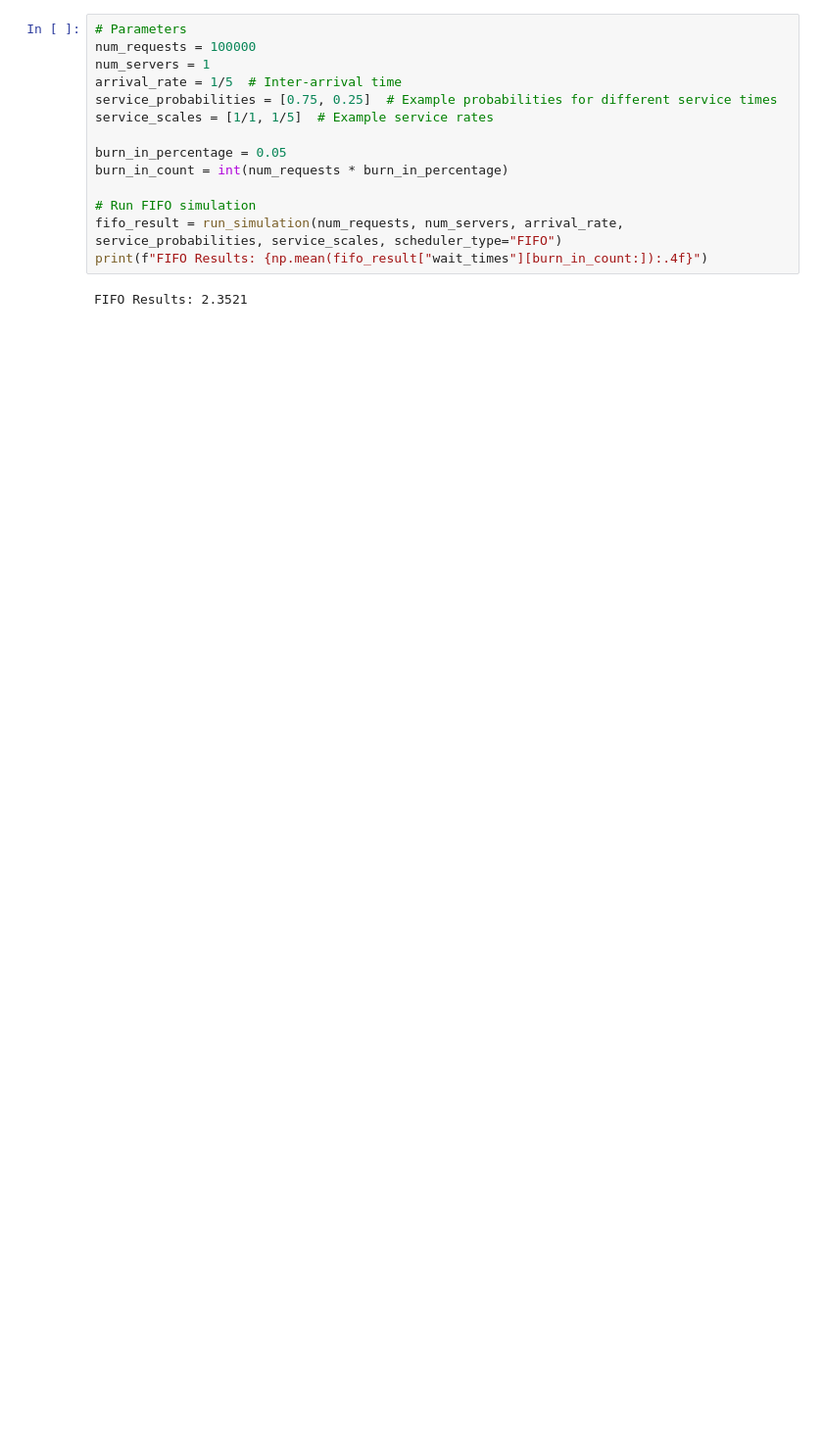
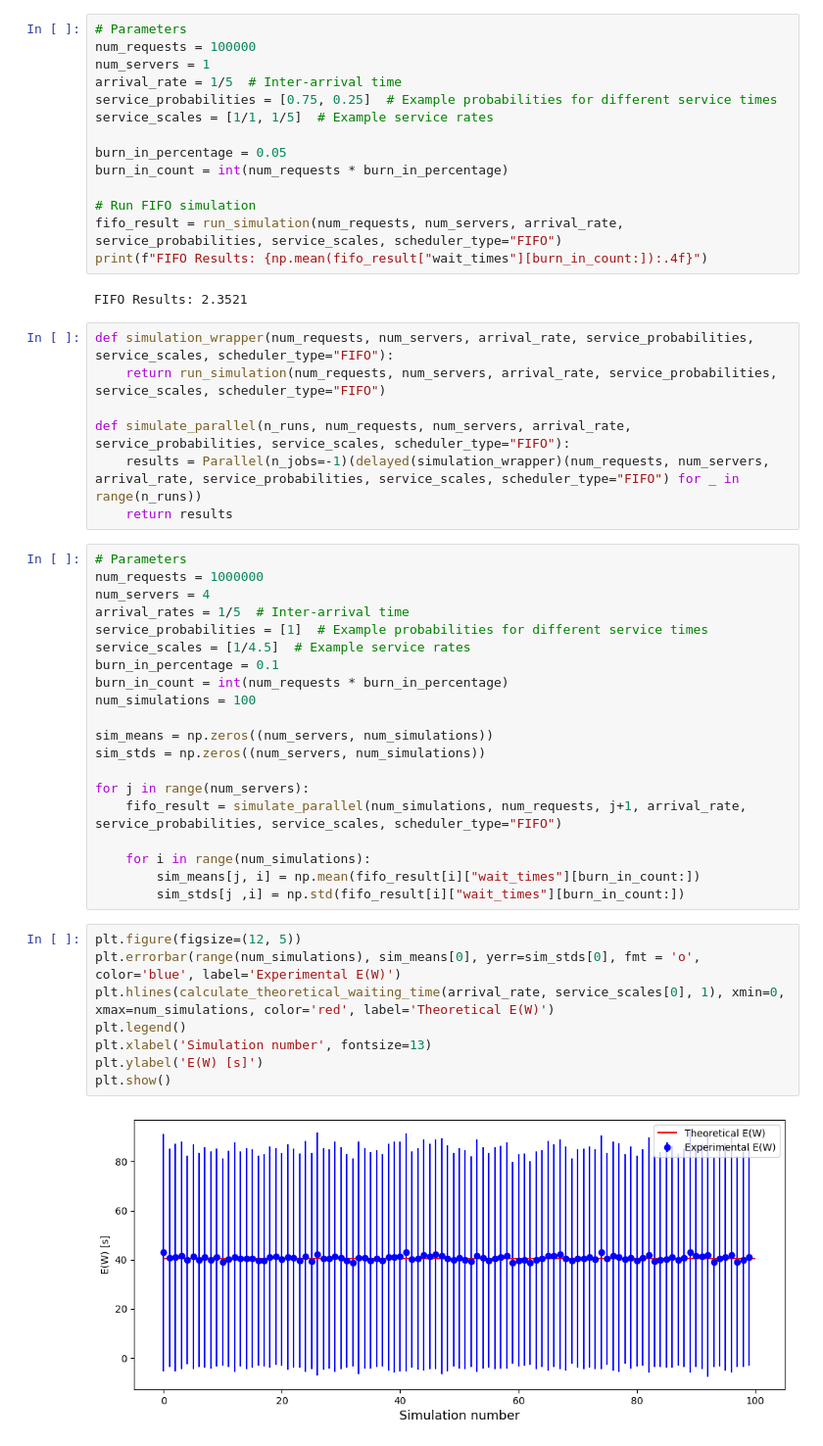
Before and after one commit to NaniHazbolatow/5284STSI6Y, a Jupyter notebook: Assignment 2/MMn.ipynb, the cells around one changed output. Shown at 98% size. Saved outputs shown, nothing was run; the diff lists cells and outputs as text; blank space fills up the shorter version.

Commit message:
Added multithreading and E(W) vs. server plots

```diff
--- a/Assignment 2/MMn.ipynb
+++ b/Assignment 2/MMn.ipynb
@@ -154,3 +152,40 @@ fifo_result = run_simulation(num_requests, num_servers, arrival_rate, service_pr
 print(f"FIFO Results: {np.mean(fifo_result["wait_times"][burn_in_count:]):.4f}")
 # %% [output]
 FIFO Results: 2.3521
+# %%
+def simulation_wrapper(num_requests, num_servers, arrival_rate, service_probabilities, service_scales, scheduler_type="FIFO"):
+    return run_simulation(num_requests, num_servers, arrival_rate, service_probabilities, service_scales, scheduler_type="FIFO")
+
+def simulate_parallel(n_runs, num_requests, num_servers, arrival_rate, service_probabilities, service_scales, scheduler_type="FIFO"):
+    results = Parallel(n_jobs=-1)(delayed(simulation_wrapper)(num_requests, num_servers, arrival_rate, service_probabilities, service_scales, scheduler_type="FIFO") for _ in range(n_runs))
+    return results
+# %%
+# Parameters
+num_requests = 1000000
+num_servers = 4
+arrival_rates = 1/5  # Inter-arrival time
+service_probabilities = [1]  # Example probabilities for different service times
+service_scales = [1/4.5]  # Example service rates
+burn_in_percentage = 0.1
+burn_in_count = int(num_requests * burn_in_percentage)
+num_simulations = 100
+
+sim_means = np.zeros((num_servers, num_simulations))
+sim_stds = np.zeros((num_servers, num_simulations))
+
+for j in range(num_servers):
+    fifo_result = simulate_parallel(num_simulations, num_requests, j+1, arrival_rate, service_probabilities, service_scales, scheduler_type="FIFO")
+
+    for i in range(num_simulations):
+        sim_means[j, i] = np.mean(fifo_result[i]["wait_times"][burn_in_count:])
+        sim_stds[j ,i] = np.std(fifo_result[i]["wait_times"][burn_in_count:])
+# %%
+plt.figure(figsize=(12, 5))
+plt.errorbar(range(num_simulations), sim_means[0], yerr=sim_stds[0], fmt = 'o', color='blue', label='Experimental E(W)')
+plt.hlines(calculate_theoretical_waiting_time(arrival_rate, service_scales[0], 1), xmin=0, xmax=num_simulations, color='red', label='Theoretical E(W)')
+plt.legend()
+plt.xlabel('Simulation number', fontsize=13)
+plt.ylabel('E(W) [s]')
+plt.show()
+# %% [output]
+[figure, added]
```
Also changed, not shown: parts of 5 cells of this notebook.
